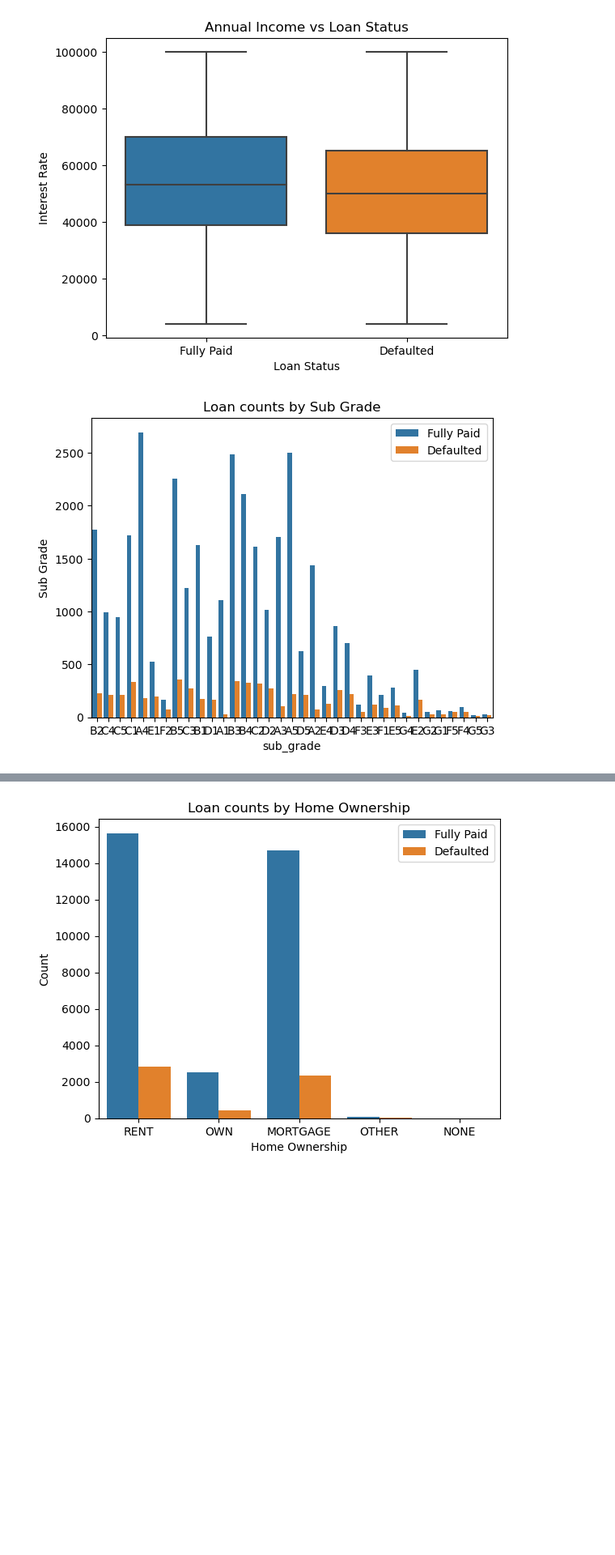
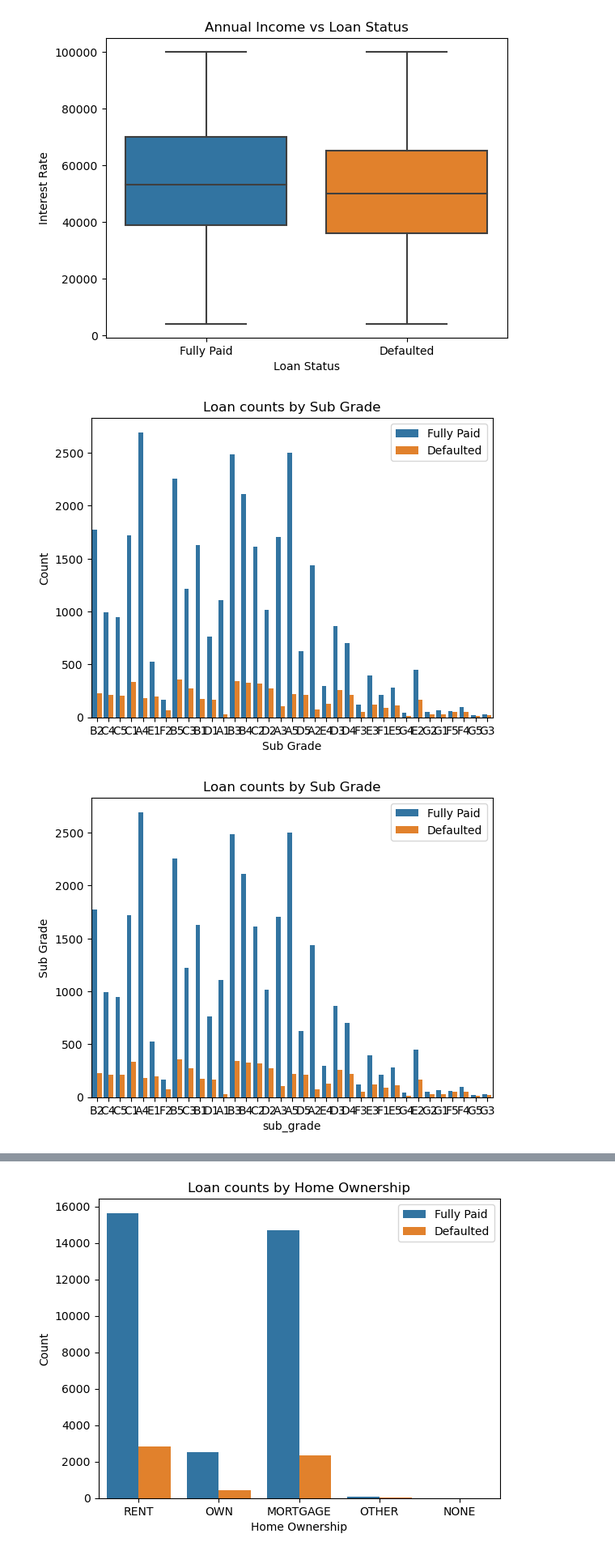
Before and after one commit to ncjanardhan-outlook/ncjpersonal, a Jupyter notebook: lending club_case study.ipynb, the cells around one changed output, grey strips where cells are left out. Shown at 81% size. Cells and saved outputs as stored; diff of their text form; code cells hidden in the pictures; blank space fills up the shorter version.

```diff
--- a/lending club_case study.ipynb
+++ b/lending club_case study.ipynb
@@ -160,6 +160,14 @@ dfLoan.sample(10)
 10 rows × 33 columns
 # %% [markdown]
 # Data Analysis
+# %%
+# Define function to draw count plot
+def drawCustomCountPlot(xColumn, hueColumn, yLabel, xLabel, title):
+    fig = sns.countplot(data=dfLoan, x=xColumn, hue=hueColumn)
+    fig.set(ylabel=yLabel,xlabel=xLabel,title=title)
+
+    plt.legend(['Fully Paid', 'Defaulted'])
+    plt.show(fig)
 # %%
 # Draw a bar plot of counts of loan status
 dfLoan.groupby(by="loan_status")['loan_status'].count().plot(kind="bar")
@@ -242,12 +254,7 @@ plt.show()
 [figure]
 # %%
 # Understand defaulted amount in relation to Sub Grade
-
-figSubGradePlt = sns.countplot(data=dfLoan, x="sub_grade", hue="loan_status")
-figSubGradePlt.set(ylabel="Sub Grade",title="Loan counts by Sub Grade")
-
-plt.legend(['Fully Paid', 'Defaulted'])
-
-plt.show(figSubGradePlt)
+drawCustomCountPlot(xColumn="sub_grade", hueColumn="loan_status", yLabel="Count", xLabel="Sub Grade", title="Loan counts by Sub Grade")
 # %% [output]
-[figure, old version]
+[figure, new version]
+[figure, added]
```
Also changed, not shown: parts of 5 cells of this notebook.
